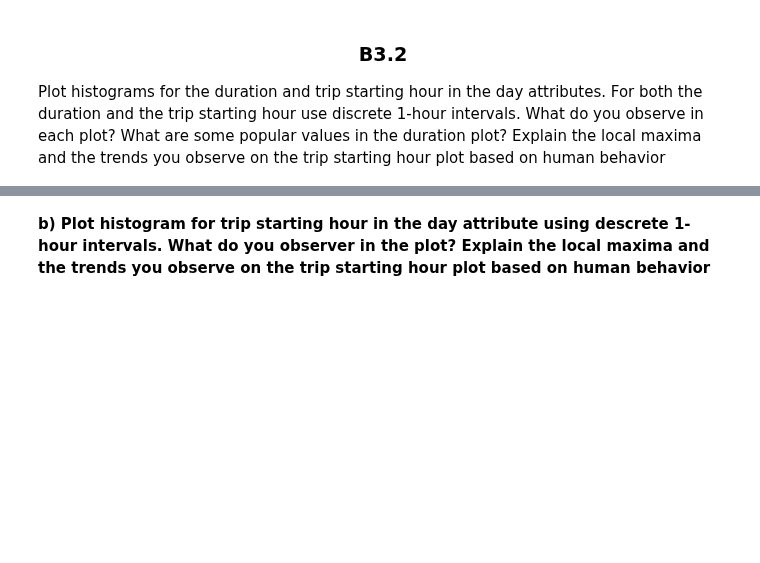
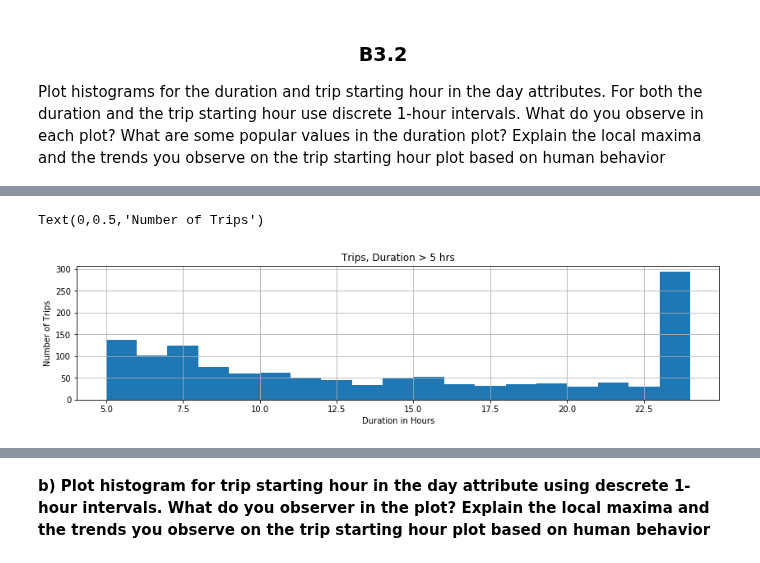
Before and after one commit to Apiquet/ADA_EPFL, a Jupyter notebook: ADA2018-Homework-master/01 - Pandas and Data Wrangling/Exercise 1.ipynb, the cells around one changed output, grey strips where cells are left out. Drawn from its saved outputs; the diff is of its cells as text; code cells hidden in the pictures; blank space fills up the shorter version.

```diff
--- a/ADA2018-Homework-master/01 - Pandas and Data Wrangling/Exercise 1.ipynb
+++ b/ADA2018-Homework-master/01 - Pandas and Data Wrangling/Exercise 1.ipynb
@@ -600,0 +595,11 @@ Categories (24, interval[int64]): [(0, 3600] < (3600, 7200] < (7200, 10800] < (1
+# %%
+#trips that last more than 5 hours, duration given in hours
+long_lasting_trips = bike_share_trip.query('Duration > 18000')['Duration']/3600.
+#create histogram of long lasting trips
+long_duration_histogram = (bike_share_trip.Duration/3600.).plot(
+    kind='hist', bins=np.arange(5, 25, 1), title="Trips, Duration > 5 hrs", grid=True, figsize=(14,3))
+long_duration_histogram.set_xlabel('Duration in Hours')
+long_duration_histogram.set_ylabel('Number of Trips')
+# %% [output]
+Text(0,0.5,'Number of Trips')
+[figure, added]
```
Also changed, not shown: parts of 17 cells of this notebook.
